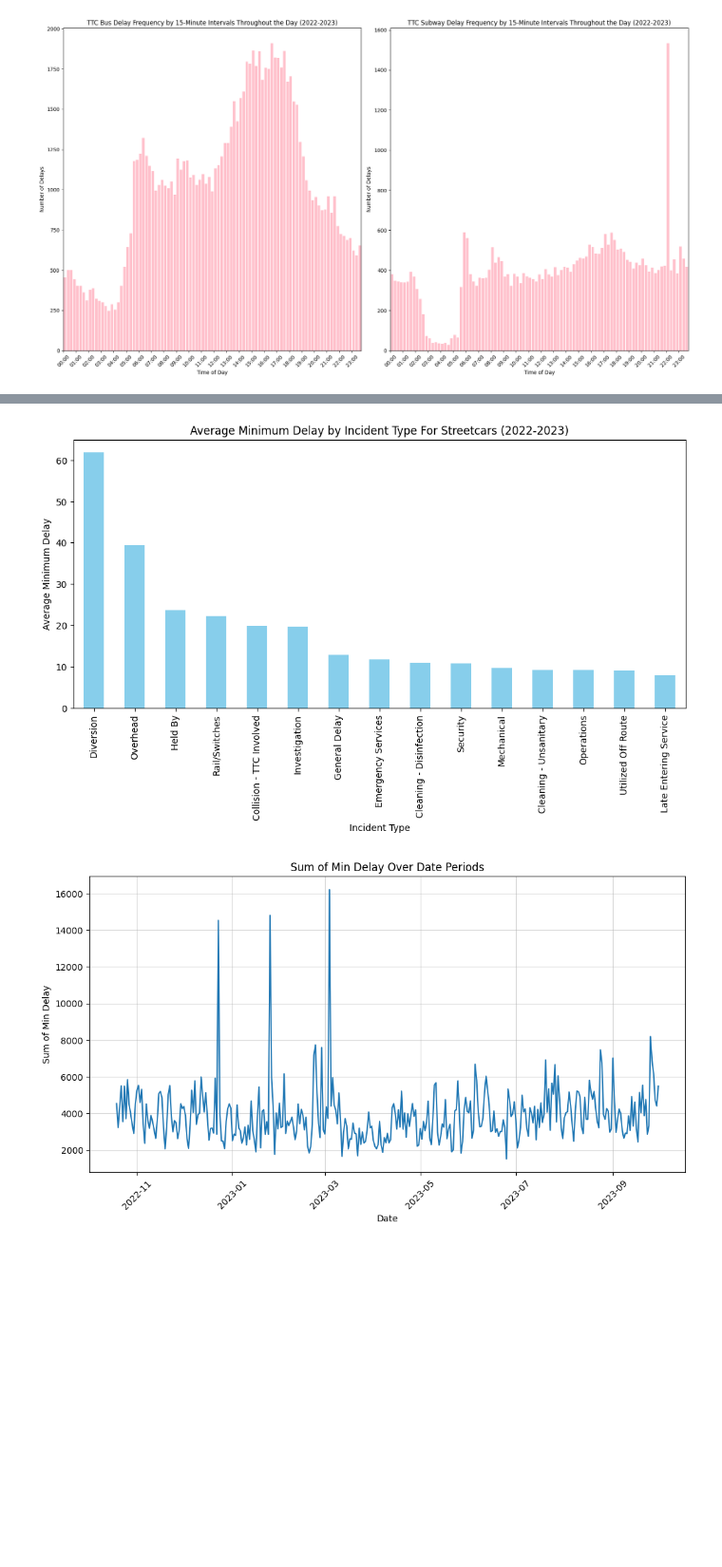
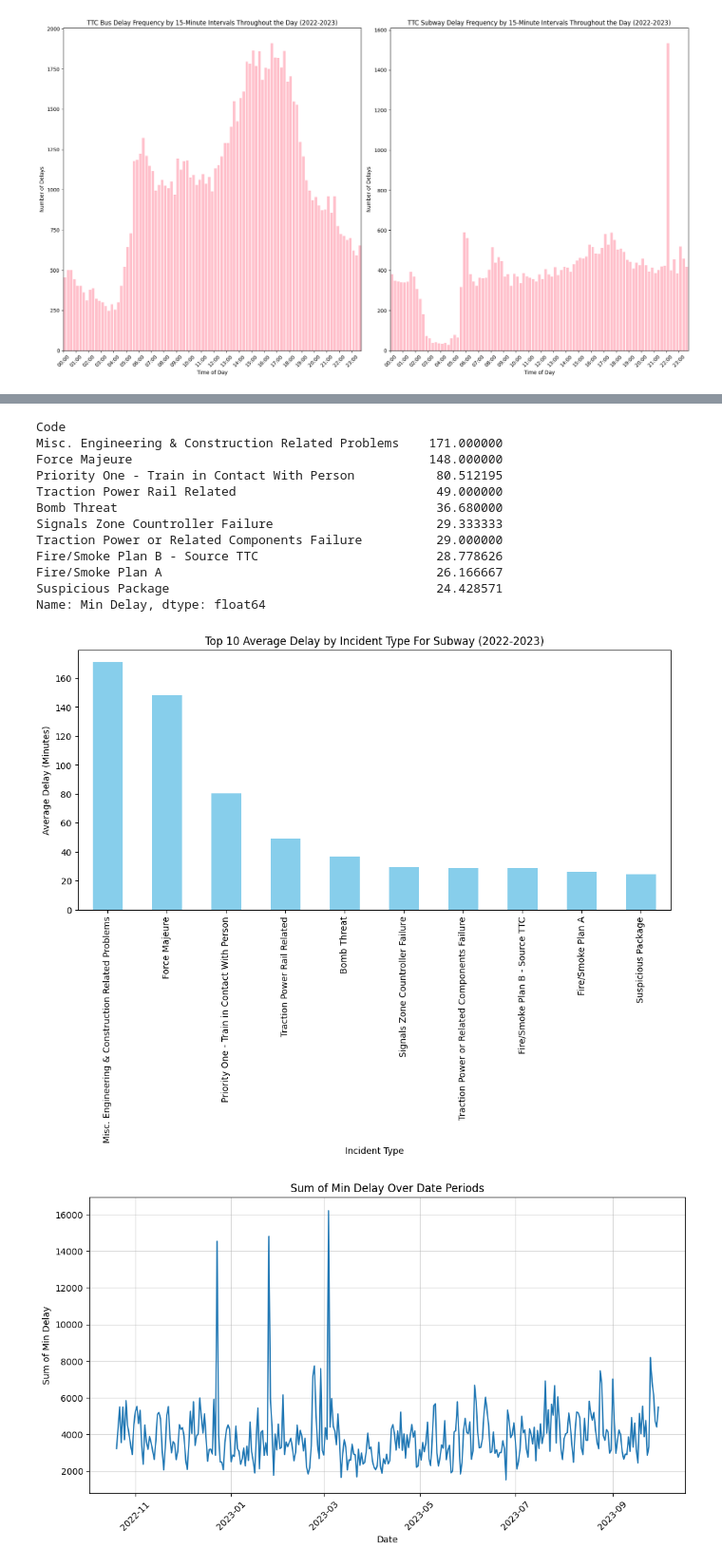
Before and after one commit to alexboden/ttc-delays, a Jupyter notebook: main.ipynb, the cells around one changed output, grey strips where cells are left out. Shown at 95% size. Cells and saved outputs as stored; diff of their text form; code cells hidden in the pictures; blank space fills up the shorter version.

```diff
--- a/main.ipynb
+++ b/main.ipynb
@@ -203,0 +209,5 @@ plt.show()
+# %%
+subway_delay_codes = pd.read_excel('data/ttc-subway-delay-codes.xlsx', sheet_name='Sheet 1', header=1)
+subway_code_map = subway_delay_codes[["SUB RMENU CODE", "CODE DESCRIPTION"]]
+subway_data['Code'] = subway_data['Code'].map(subway_code_map.set_index('SUB RMENU CODE')['CODE DESCRIPTION'])
+subway_code_map.head()
@@ -204,24 +221,40 @@ plt.show()
 # %%
 # Calculate the average Min Delay for each incident type
-average_delay_by_incident = streetcar_data.groupby('Incident')['Min Delay'].mean()
+average_delay_by_incident = subway_data.groupby('Code')['Min Delay'].mean()
 
-# Sort the data for a better visualization (optional)
+# Sort the data for a better visualization
 average_delay_by_incident = average_delay_by_incident.sort_values(ascending=False)
 
-# Create a bar plot of the average Min Delay by incident type
+# Take the top 10 incident types
+top_10_average_delay = average_delay_by_incident.head(10)
+print(top_10_average_delay)
+# Create a bar plot of the top 10 average Min Delay by incident type
 plt.figure(figsize=(12, 6))
-average_delay_by_incident.plot(kind='bar', color='skyblue')
-plt.title('Average Minimum Delay by Incident Type For Streetcars (2022-2023)')
+top_10_average_delay.plot(kind='bar', color='skyblue')
+plt.title('Top 10 Average Delay by Incident Type For Subway (2022-2023)')
 plt.xlabel('Incident Type')
-plt.ylabel('Average Minimum Delay')
+plt.ylabel('Average Delay (Minutes)')
+
 plt.xticks(rotation=90)
 
 # Add a little extra space at the bottom to fit the labels
 plt.subplots_adjust(bottom=0.2)
 plt.grid(False)
 plt.show()
 # %% [output]
+Code
+Misc. Engineering & Construction Related Problems    171.000000
+Force Majeure                                        148.000000
+Priority One - Train in Contact With Person           80.512195
+Traction Power Rail Related                           49.000000
+Bomb Threat                                           36.680000
+Signals Zone Countroller Failure                      29.333333
+Traction Power or Related Components Failure          29.000000
+Fire/Smoke Plan B - Source TTC                        28.778626
+Fire/Smoke Plan A                                     26.166667
+Suspicious Package                                    24.428571
+Name: Min Delay, dtype: float64
-[figure, old version]
+[figure, new version]
 # %%
 all_data = pd.concat([bus_data, subway_data, streetcar_data])
 
```
Also changed, not shown: parts of 5 cells of this notebook.
